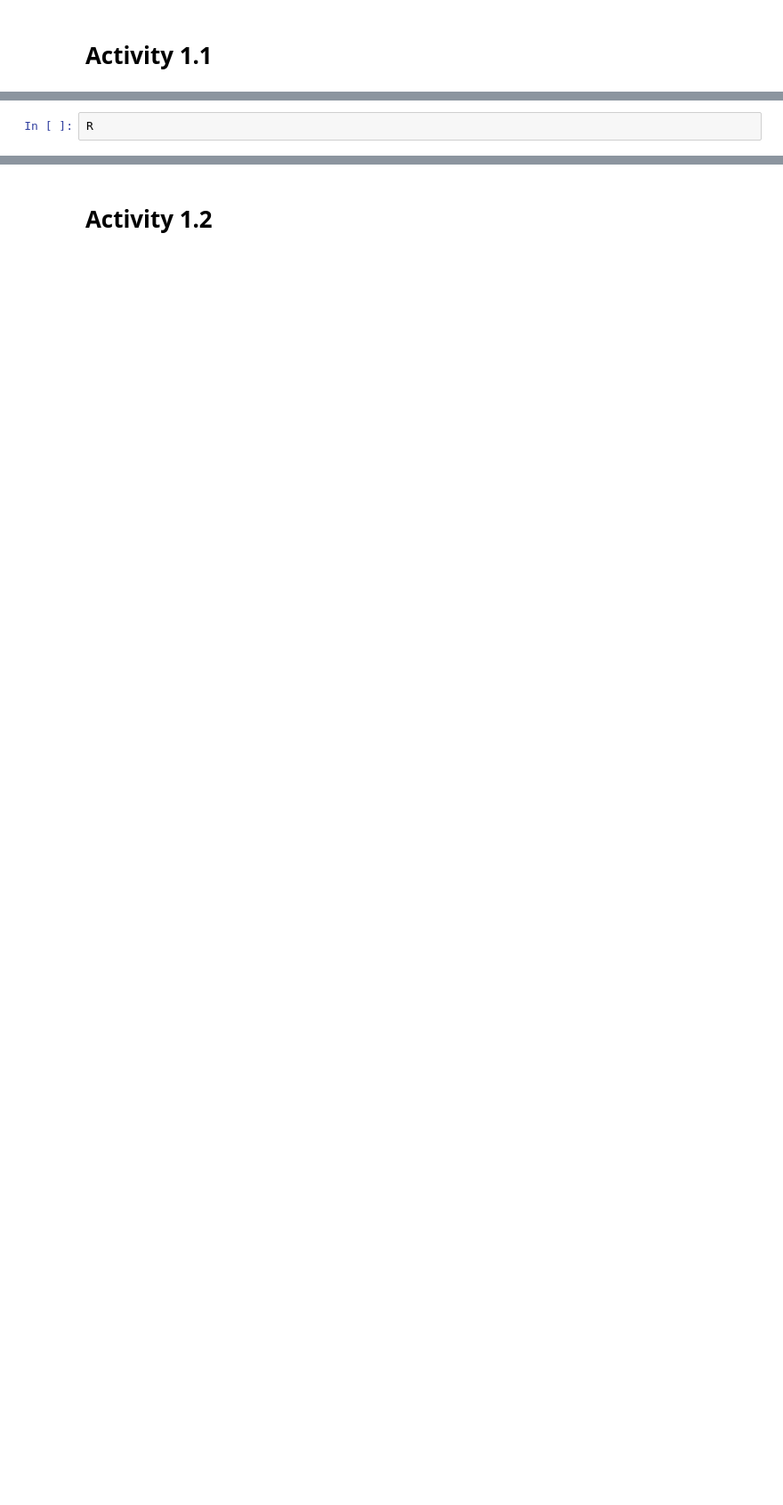
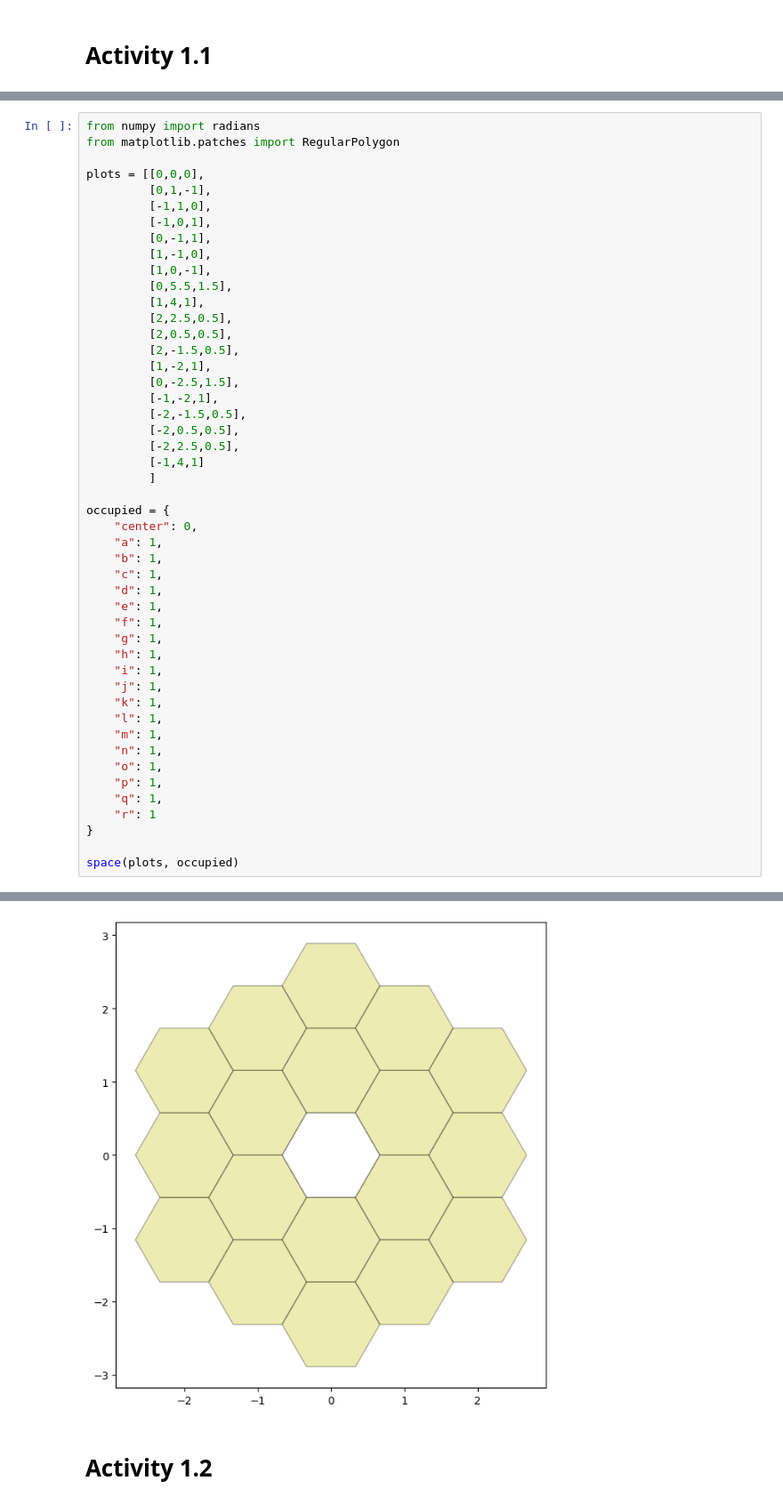
Before and after one commit to genvert/AP_157_FX-2_Vertudez, a Jupyter notebook: Activity 1/Activity 1.ipynb, the cells around one changed output, grey strips where cells are left out. Shown at 89% size. Saved outputs shown, nothing was run; the diff lists cells and outputs as text; blank space fills up the shorter version.

```diff
--- a/Activity 1/Activity 1.ipynb
+++ b/Activity 1/Activity 1.ipynb
@@ -74,3 +108,49 @@ corners
 # %%
-R
+from numpy import radians
+from matplotlib.patches import RegularPolygon
+
+plots = [[0,0,0],
+         [0,1,-1],
+         [-1,1,0],
+         [-1,0,1],
+         [0,-1,1],
+         [1,-1,0],
+         [1,0,-1],
+         [0,5.5,1.5],
+         [1,4,1],
+         [2,2.5,0.5],
+         [2,0.5,0.5],
+         [2,-1.5,0.5],
+         [1,-2,1],
+         [0,-2.5,1.5],
+         [-1,-2,1],
+         [-2,-1.5,0.5],
+         [-2,0.5,0.5],
+         [-2,2.5,0.5],
+         [-1,4,1]
+         ]
+
+occupied = {
+    "center": 0,
+    "a": 1,
+    "b": 1,
+    "c": 1,
+    "d": 1,
+    "e": 1,
+    "f": 1,
+    "g": 1,
+    "h": 1,
+    "i": 1,
+    "j": 1,
+    "k": 1,
+    "l": 1,
+    "m": 1,
+    "n": 1,
+    "o": 1,
+    "p": 1,
+    "q": 1,
+    "r": 1
+}
+
+space(plots, occupied)
 # %% [output]
@@ -90,2 +157,3 @@ array([[1.41421356, 1.41327044, 1.41232795, ..., 1.41232795, 1.41327044,
+[figure, added]
 # %% [markdown]
 # Activity 1.2
```
Also changed, not shown: parts of 9 cells of this notebook, 17 other files.
